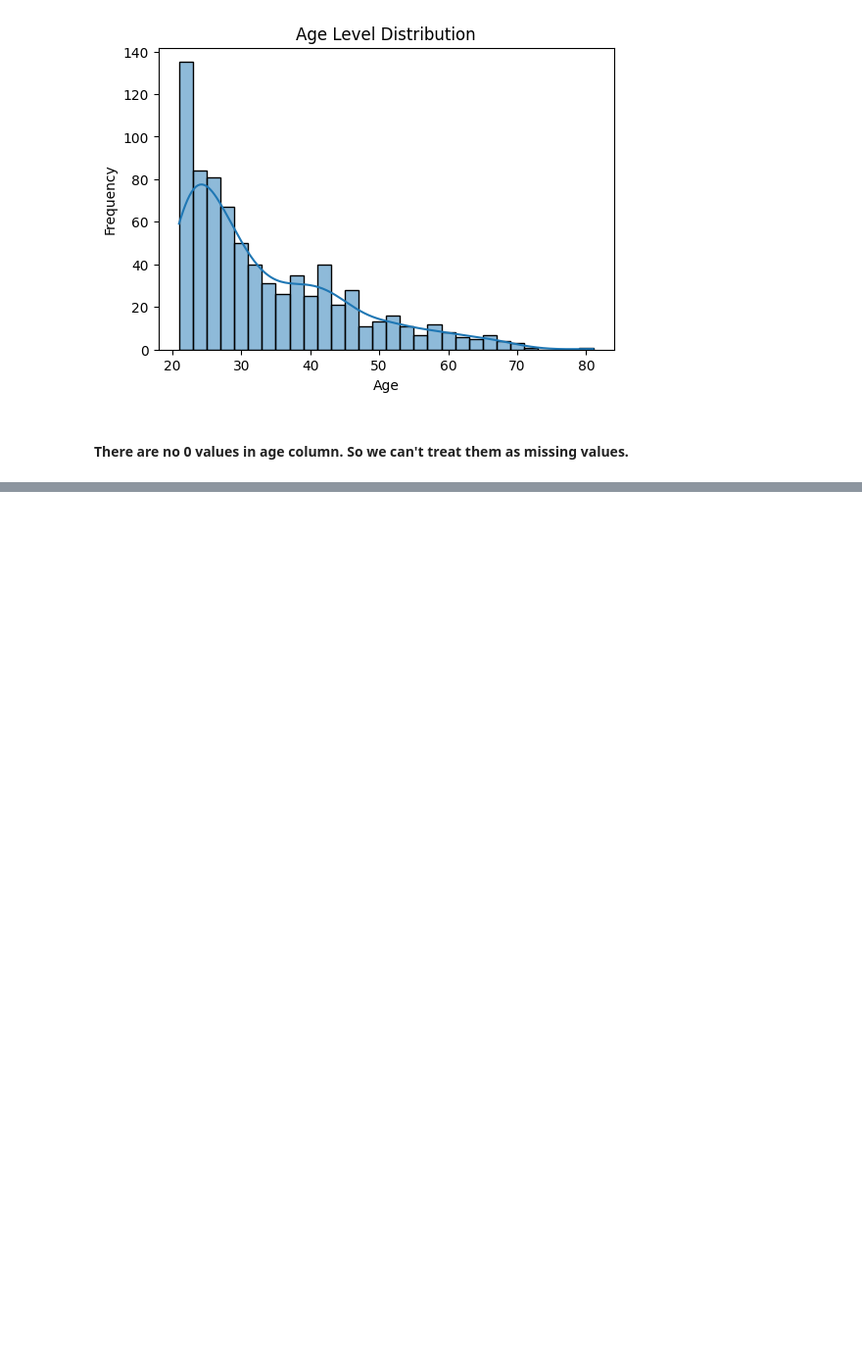
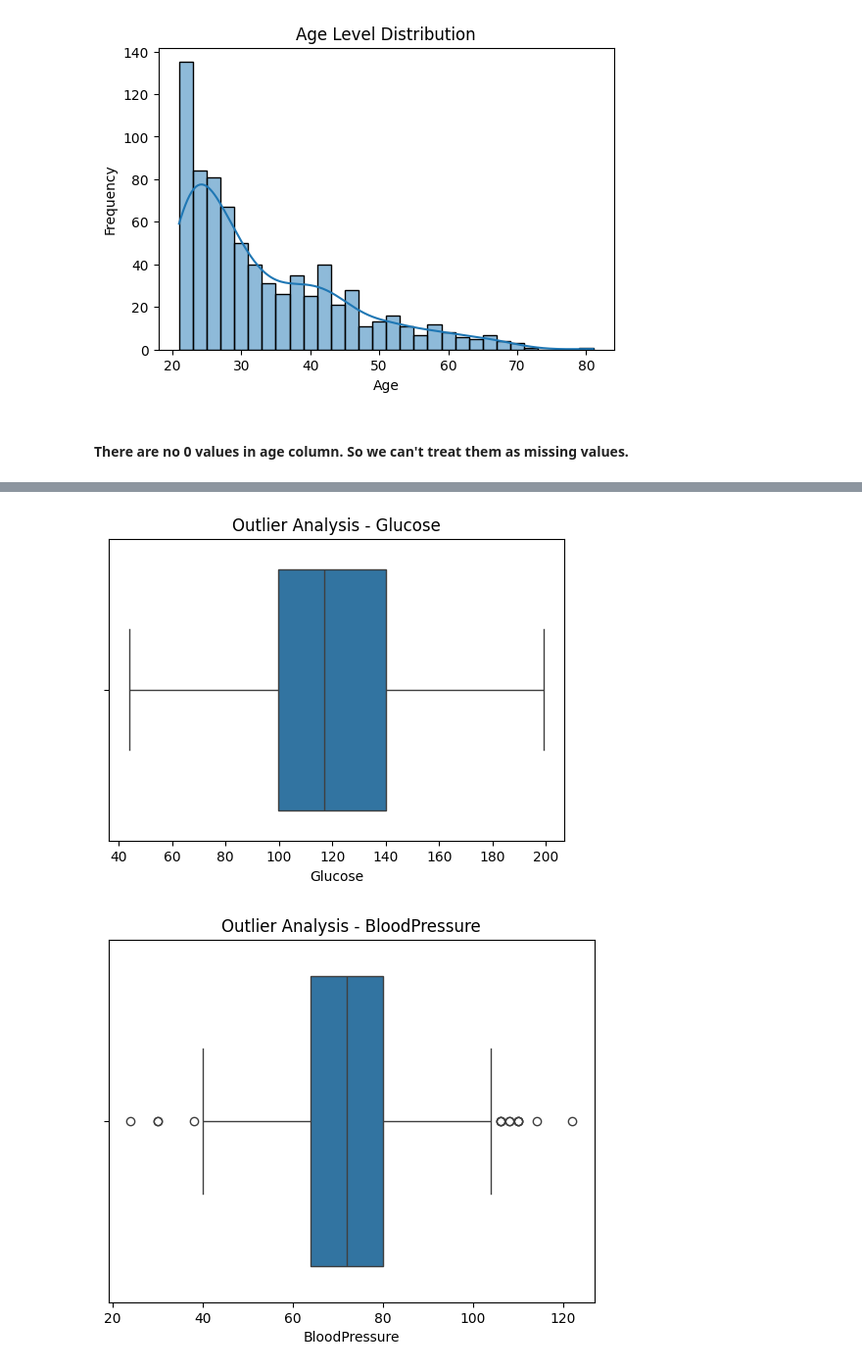
Before and after one commit to leelamadhav07/HealthRiskPrediction, a Jupyter notebook: health.ipynb, the cells around one changed output, grey strips where cells are left out. Shown at 98% size. Saved outputs shown, nothing was run; the diff lists cells and outputs as text; code cells hidden in the pictures; blank space fills up the shorter version.

```diff
--- a/health.ipynb
+++ b/health.ipynb
@@ -217,0 +268,11 @@ dtype: int64
+# %%
+# 1) Using BoxPlot
+plt.figure(figsize=(6,4))
+for i in invalid_zero_cols:
+  sns.boxplot(data=data,x=i)
+  plt.title(f"Outlier Analysis - {i}")
+  plt.xlabel(f"{i}")
+  plt.show()
+# %% [output]
+[figure, added]
+[figure, added]
```
Also changed, not shown: parts of 15 cells of this notebook.
